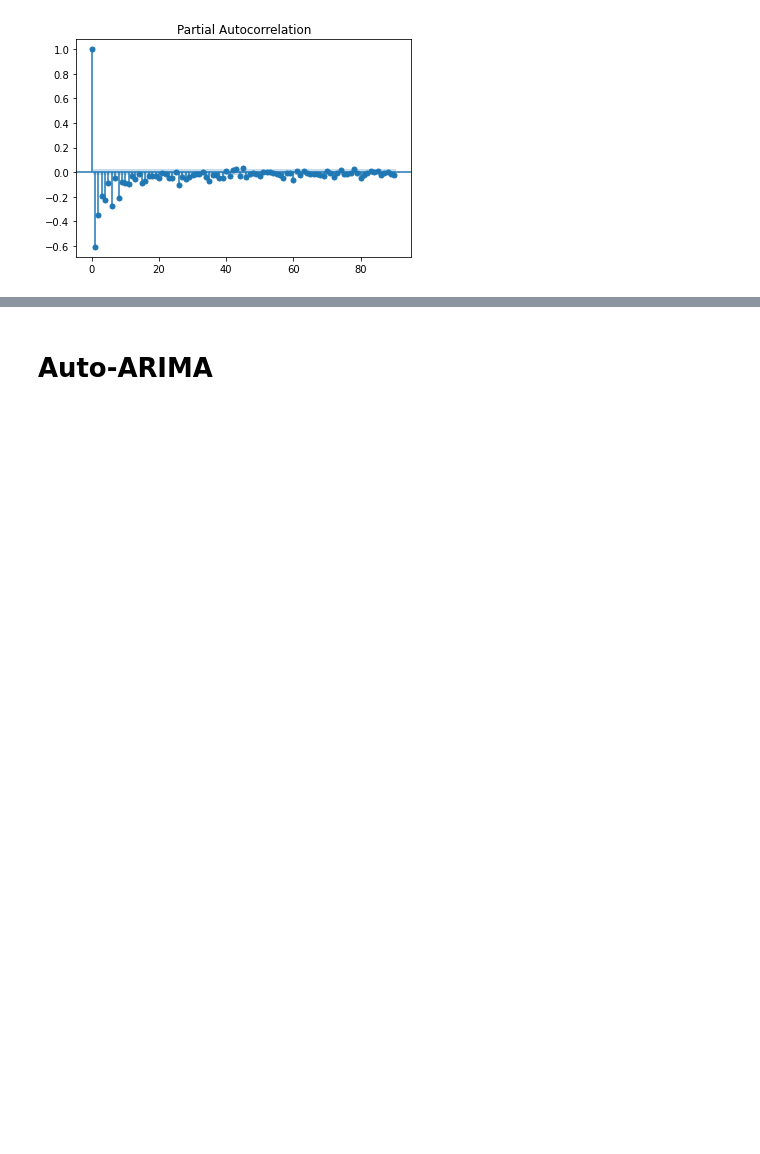
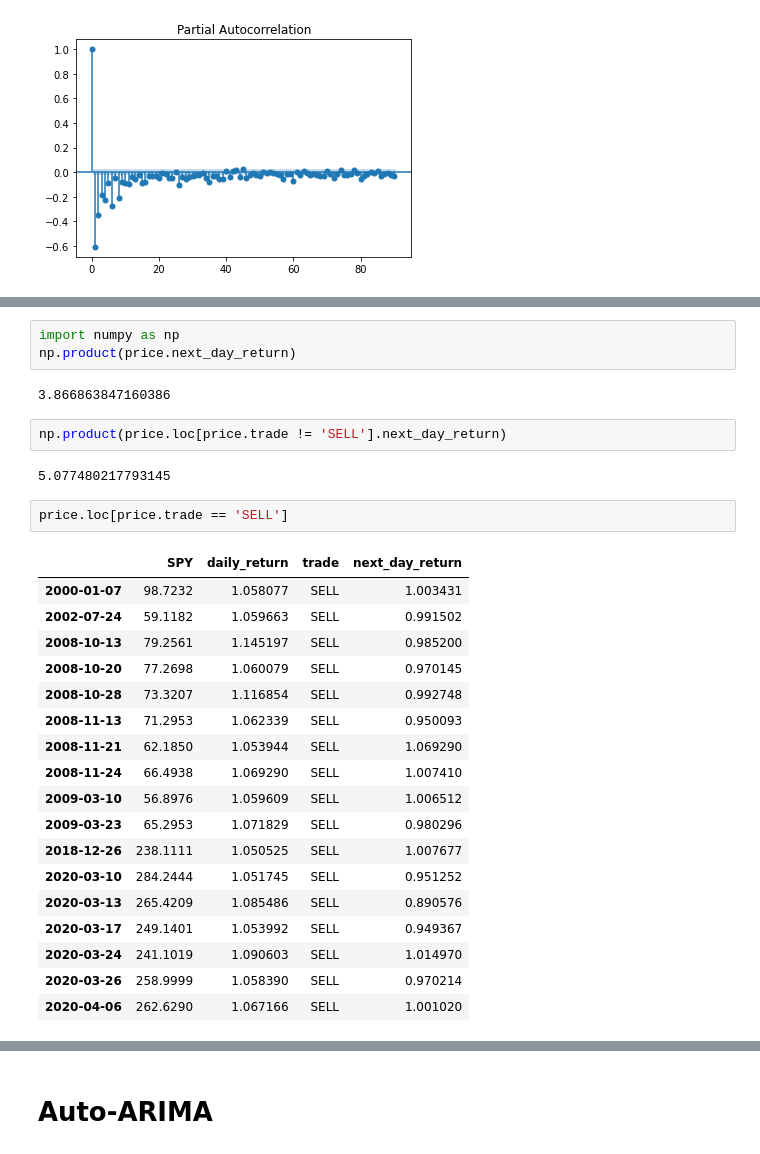
Before and after one commit to sinasinai/exploratory, a Jupyter notebook: sp500 derping.ipynb, the cells around one changed output, grey strips where cells are left out. Drawn from its saved outputs; the diff is of its cells as text; blank space fills up the shorter version.

```diff
--- a/sp500 derping.ipynb
+++ b/sp500 derping.ipynb
@@ -63,0 +90,30 @@ plt.show()
+# %%
+import numpy as np
+np.product(price.next_day_return)
+# %% [output]
+3.866863847160386
+# %%
+np.product(price.loc[price.trade != 'SELL'].next_day_return)
+# %% [output]
+5.077480217793145
+# %%
+price.loc[price.trade == 'SELL']
+# %% [output]
+|  | SPY | daily_return | trade | next_day_return |
+| 2000-01-07 | 98.7232 | 1.058077 | SELL | 1.003431 |
+| 2002-07-24 | 59.1182 | 1.059663 | SELL | 0.991502 |
+| 2008-10-13 | 79.2561 | 1.145197 | SELL | 0.985200 |
+| 2008-10-20 | 77.2698 | 1.060079 | SELL | 0.970145 |
+| 2008-10-28 | 73.3207 | 1.116854 | SELL | 0.992748 |
+| 2008-11-13 | 71.2953 | 1.062339 | SELL | 0.950093 |
+| 2008-11-21 | 62.1850 | 1.053944 | SELL | 1.069290 |
+| 2008-11-24 | 66.4938 | 1.069290 | SELL | 1.007410 |
+| 2009-03-10 | 56.8976 | 1.059609 | SELL | 1.006512 |
+| 2009-03-23 | 65.2953 | 1.071829 | SELL | 0.980296 |
+| 2018-12-26 | 238.1111 | 1.050525 | SELL | 1.007677 |
+| 2020-03-10 | 284.2444 | 1.051745 | SELL | 0.951252 |
+| 2020-03-13 | 265.4209 | 1.085486 | SELL | 0.890576 |
+| 2020-03-17 | 249.1401 | 1.053992 | SELL | 0.949367 |
+| 2020-03-24 | 241.1019 | 1.090603 | SELL | 1.014970 |
+| 2020-03-26 | 258.9999 | 1.058390 | SELL | 0.970214 |
+| 2020-04-06 | 262.6290 | 1.067166 | SELL | 1.001020 |
```
Also changed, not shown: parts of 19 cells of this notebook, 2 other files.
